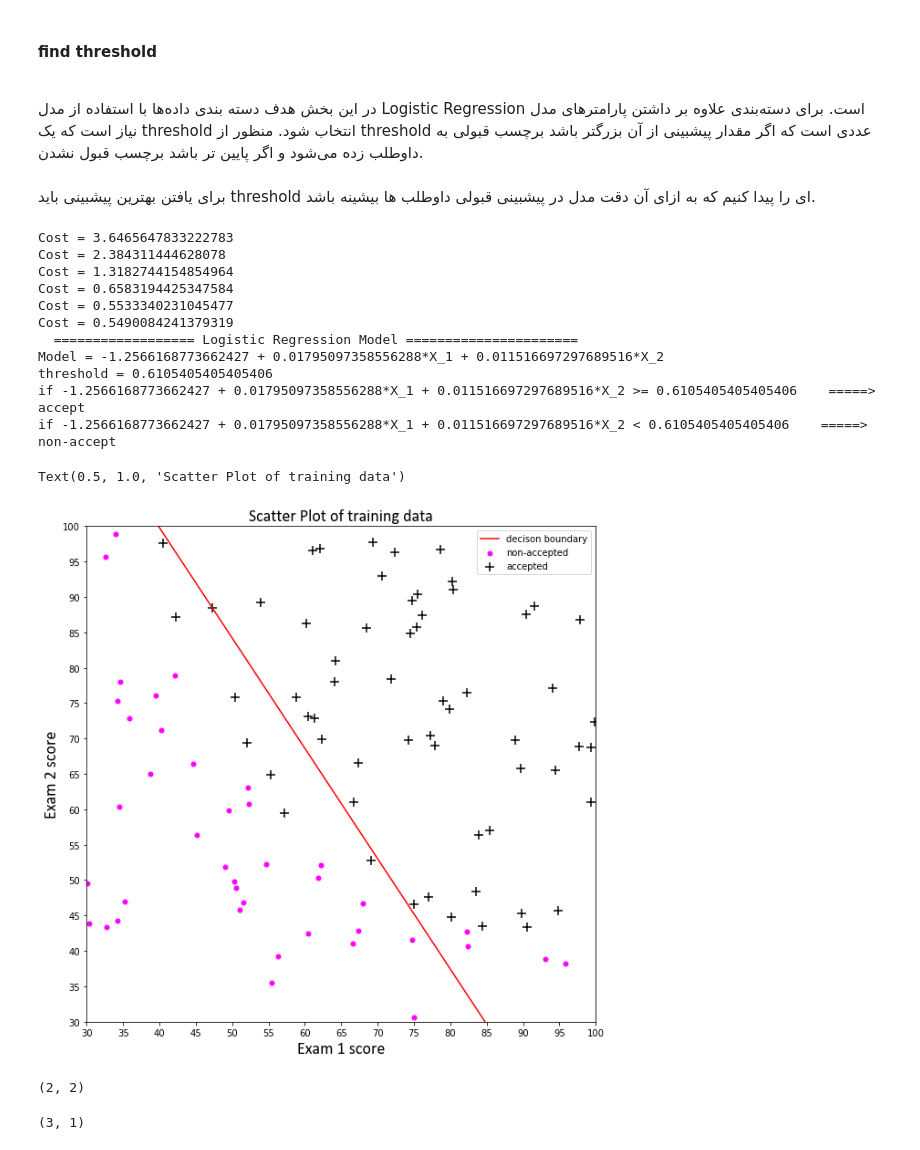
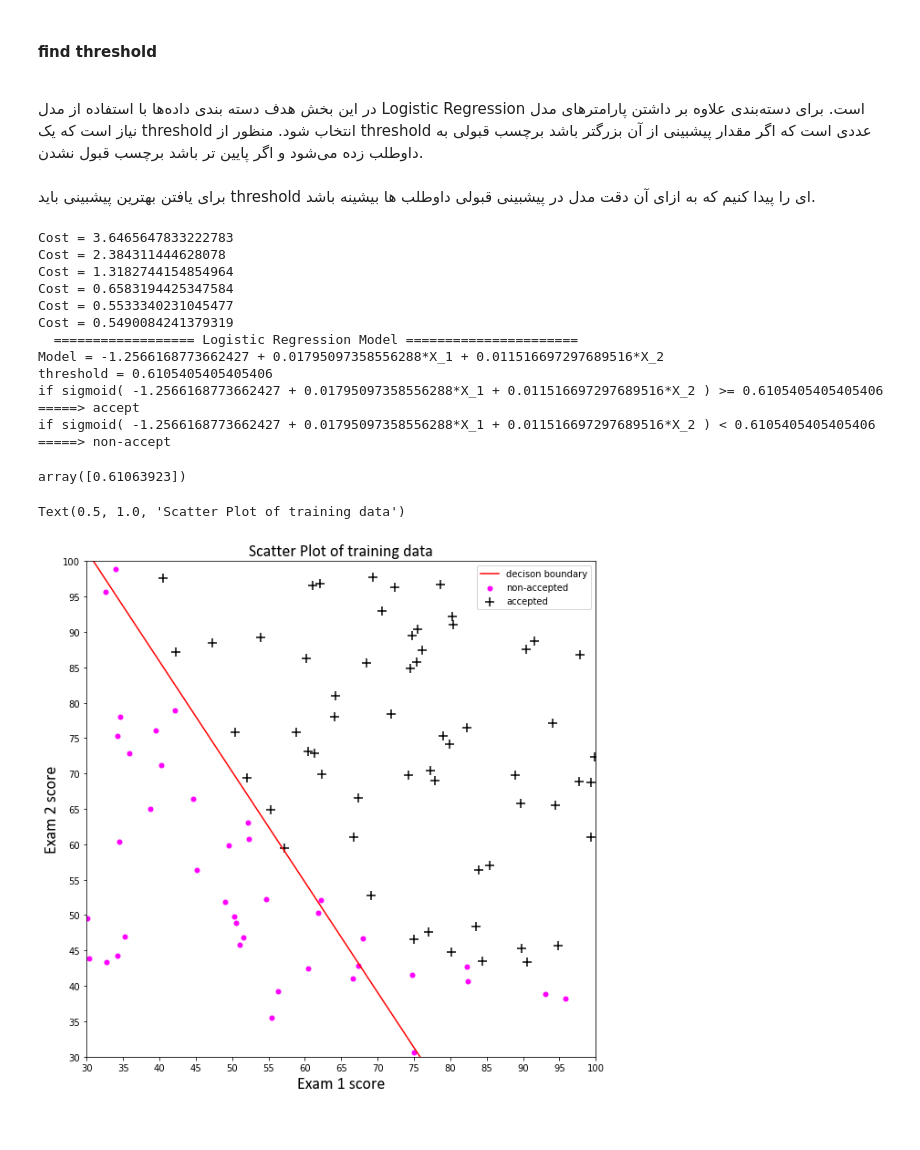
Before and after one commit to mzhoolideh/Intro_To_ML, a Jupyter notebook: week2/hm2-solution.ipynb, the cells around one changed output. Drawn from its saved outputs; the diff is of its cells as text; code cells hidden in the pictures.

Commit message:
Logical Bug fixed: decision bounday was not plotted properly because of misunderstanding in threshold and applying inverse sigmoid function on that. This mistake was corrected

```diff
--- a/week2/hm2-solution.ipynb
+++ b/week2/hm2-solution.ipynb
@@ -204,7 +208,7 @@ def cost(theta, x, y):
     # initialize a varaible to store cost value
     J = 0
     # initialize a numpy array to store gradient of theta
-    grad = np.zeros(shape=theta.shape)
+    grads = np.zeros(shape=theta.shape)
 
     # compute cost function
     h_array = sigmoid(np.matmul(theta.T, x.T)) # shape: 1xm
@@ -278,12 +282,12 @@ theta  = [[-1.25661688]
 # %%
 def predict(theta, x, thresh):
     predictions = sigmoid(np.matmul(theta.T, x.T))
-    y_pred = (predictions > thresh).T
+    y_pred = (predictions >= thresh).T
     return y_pred
 
 def evaluate(theta, x, y, thresh):
     y_pred = predict(theta, x, thresh)
-    return (y_pred == y).sum()
+    return (y_pred == y).mean()
 
 def find_best_threshold(theta, x, y):
     accuracy = 0
@@ -316,8 +320,8 @@ thresh, theta = find_best_threshold(theta, x, y)
 print("  ================== Logistic Regression Model ======================")
 print(f"Model = {theta[0,0]} + {theta[1,0]}*X_1 + {theta[2,0]}*X_2 ")
 print(f"threshold = {thresh}")
-print(f"if {theta[0,0]} + {theta[1,0]}*X_1 + {theta[2,0]}*X_2 >= {thresh}    =====> accept")
-print(f"if {theta[0,0]} + {theta[1,0]}*X_1 + {theta[2,0]}*X_2 < {thresh}    =====> non-accept")
+print(f"if sigmoid( {theta[0,0]} + {theta[1,0]}*X_1 + {theta[2,0]}*X_2 ) >= {thresh}    =====> accept")
+print(f"if sigmoid( {theta[0,0]} + {theta[1,0]}*X_1 + {theta[2,0]}*X_2 ) < {thresh}    =====> non-accept")
 # %% [output]
 Cost = 3.6465647833222783
 Cost = 2.384311444628078
@@ -328,37 +332,42 @@ Cost = 0.5490084241379319
   ================== Logistic Regression Model ======================
 Model = -1.2566168773662427 + 0.01795097358556288*X_1 + 0.011516697297689516*X_2
 threshold = 0.6105405405405406
-if -1.2566168773662427 + 0.01795097358556288*X_1 + 0.011516697297689516*X_2 >= 0.6105405405405406    =====> accept
-if -1.2566168773662427 + 0.01795097358556288*X_1 + 0.011516697297689516*X_2 < 0.6105405405405406    =====> non-accept
+if sigmoid( -1.2566168773662427 + 0.01795097358556288*X_1 + 0.011516697297689516*X_2 ) >= 0.6105405405405406    =====> accept
+if sigmoid( -1.2566168773662427 + 0.01795097358556288*X_1 + 0.011516697297689516*X_2 ) < 0.6105405405405406    =====> non-accept
+# %%
+sigmoid(np.array([0.45]))
+# %% [output]
+array([0.61063923])
 # %%
 # extract labels from data: (0, 1) depending on whether a student is accepted or non-accepted
 group = data[:,3]
 
 cdict = {0: 'magenta', 1: 'black'}
 labels = {0: 'non-accepted', 1:'accepted'}
 markers = {0: '.', 1: '+'}
 
 fig, ax = plt.subplots(figsize=(10,10))
 for g in np.unique(group):
     ix = np.where(group == g)
     ax.scatter(x[:,1][ix], x[:,2][ix], c = cdict[g], label = labels[g], marker=markers[g], s = 100)
 ax.legend(fontsize=20)
 
 
 #### Plot decision boundary
 x_values = np.linspace(0,100,101)
-y_values = (1/(theta[2,0]))*(thresh - theta[0,0]*1 - theta[1,0]*x_values)
+# because sigmoid(0.45) = 0.62 and threshold is 0.62 ==> sigmoid^-1(thresh) = 0.45
+y_values = (1/(theta[2,0]))*(0.45 - theta[0,0]*1 - theta[1,0]*x_values)
 
 
 plt.xticks(np.arange(30,101,step=5))
 plt.yticks(np.arange(30,101,step=5))
 plt.ylim((30,100))
 plt.xlim((30,100))
 plt.xlabel("Exam 1 score" , fontsize=18, fontfamily="Calibri" )
 plt.ylabel("Exam 2 score" , fontsize=18, fontfamily="Calibri" )
 plt.plot(x_values, y_values, label="decison boundary", c='red')
 plt.legend()
 plt.title("Scatter Plot of training data", fontsize=18, fontfamily="Calibri" )
 # %% [output]
 Text(0.5, 1.0, 'Scatter Plot of training data')
-[figure, old version]
+[figure, new version]
@@ -367,8 +373,0 @@ arr = np.array([[0,1],[0,2]])
-# %%
-arr.shape
-# %% [output]
-(2, 2)
-# %%
-theta.shape
-# %% [output]
-(3, 1)
```
Also changed, not shown: parts of 2 cells of this notebook, 1 other file.
